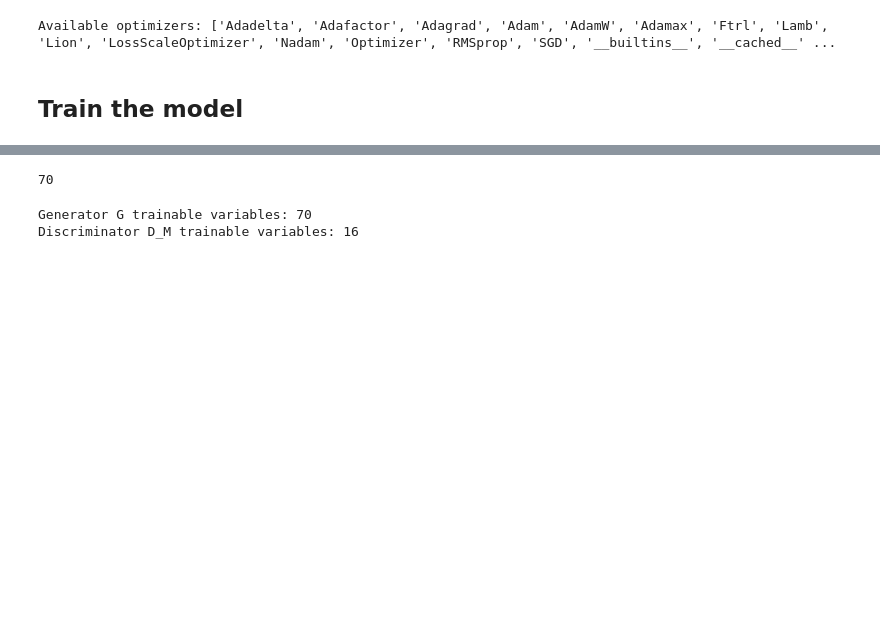
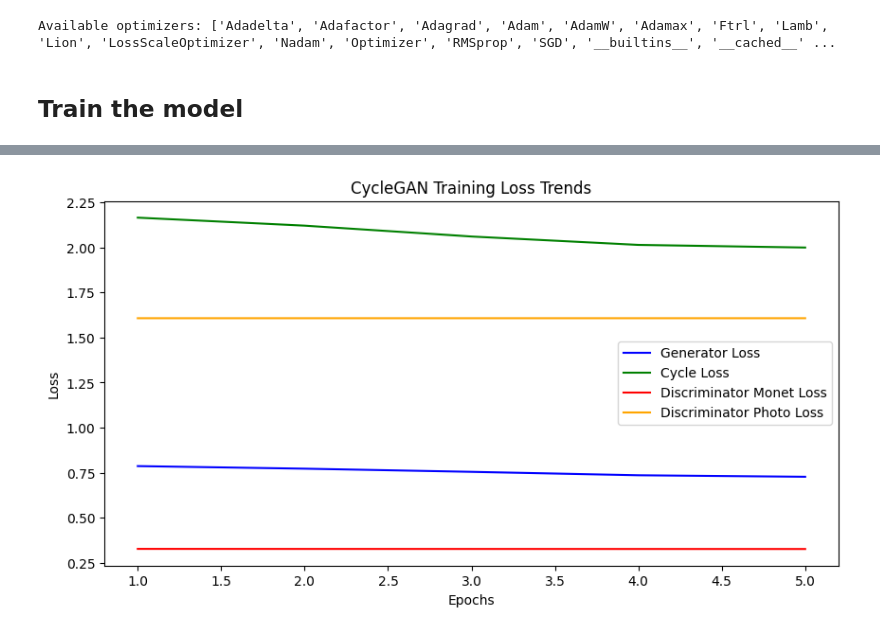
Before and after one commit to spacewagonL/GAN-claude-monet, a Jupyter notebook: gan-claude-monet.ipynb, the cells around one changed output, grey strips where cells are left out. Saved outputs shown, nothing was run; the diff lists cells and outputs as text; code cells hidden in the pictures; blank space fills up the shorter version.

Commit message:
Kaggle Notebook | GAN-Claude Monet | Version 8

```diff
--- a/gan-claude-monet.ipynb
+++ b/gan-claude-monet.ipynb
@@ -431,5 +392,5 @@ def train_step(real_photo, real_monet):
 # %%
-EPOCHS = 10  # Increase for better results
-batch_size = 1  # CycleGAN usually works with batch size 1
+EPOCHS = 5  # Increase for better results
+batch_size = 1  # CycleGAN usually works with batch size
 log_interval = 2  # Print updates every 2 epochs
 # %%
@@ -574,10 +495,14 @@ print("\n🎉 Training Complete!")
-# %%
- print(len(G.trainable_variables))
-# %% [output]
-70
-# %%
-print("Generator G trainable variables:", len(G.trainable_variables))
-print("Discriminator D_M trainable variables:", len(D_M.trainable_variables))
-# %% [output]
-Generator G trainable variables: 70
-Discriminator D_M trainable variables: 16
+# %%
+# Plot Loss Curves
+plt.figure(figsize=(10, 5))
+plt.plot(history["epoch"], history["g_loss"], label="Generator Loss", color='blue')
+plt.plot(history["epoch"], history["f_loss"], label="Cycle Loss", color='green')
+plt.plot(history["epoch"], history["d_monet_loss"], label="Discriminator Monet Loss", color='red')
+plt.plot(history["epoch"], history["d_photo_loss"], label="Discriminator Photo Loss", color='orange')
+plt.xlabel("Epochs")
+plt.ylabel("Loss")
+plt.legend()
+plt.title("CycleGAN Training Loss Trends")
+plt.show()
+# %% [output]
+[figure, added]
```
Also changed, not shown: parts of 7 cells of this notebook.
